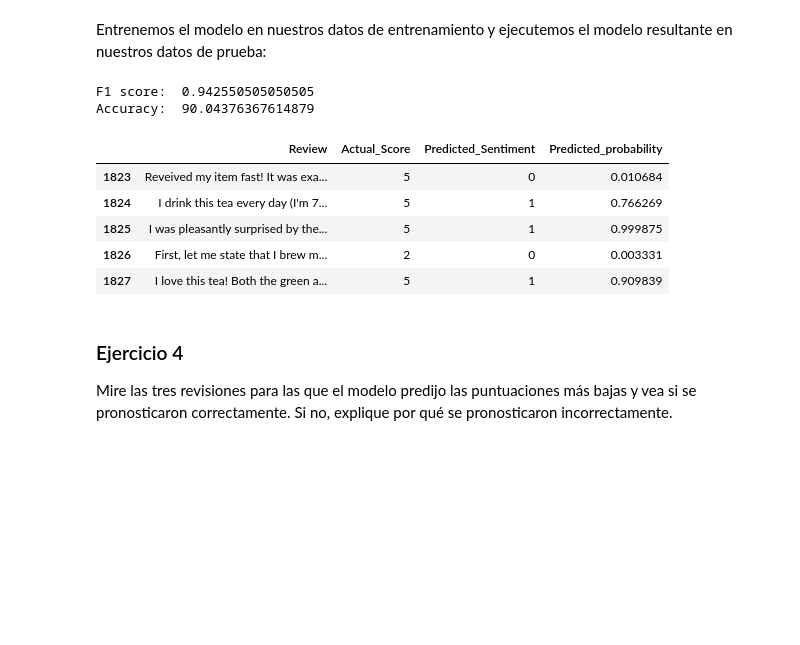
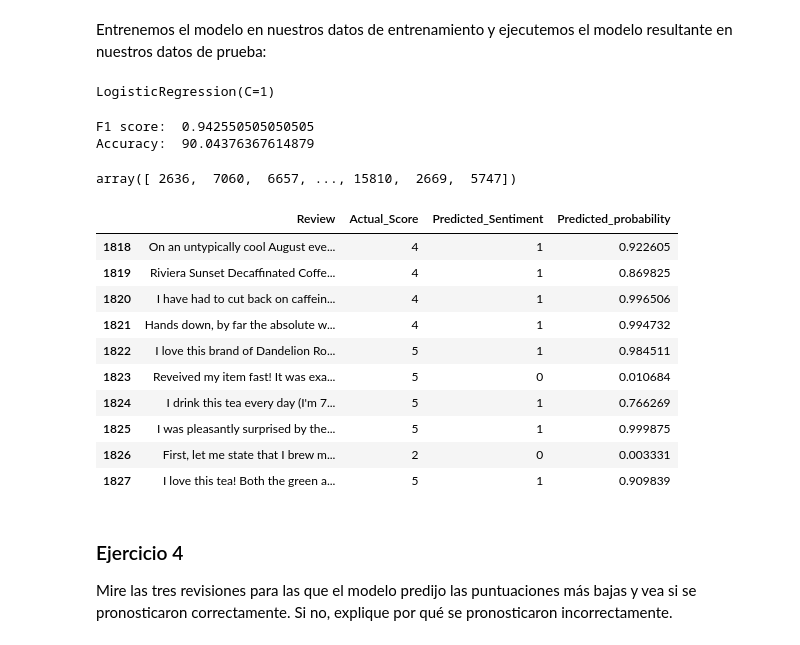
Before and after one commit to dfbustosus/Bootcamp-DS-2023-I, a Jupyter notebook: Clase 25 - 24 May 2023/Analisis de sentimiento- Caso Amazon Reviews.ipynb, the cells around one changed output. Cells and saved outputs as stored; diff of their text form; code cells hidden in the pictures; blank space fills up the shorter version.

```diff
--- a/Clase 25 - 24 May 2023/Analisis de sentimiento- Caso Amazon Reviews.ipynb
+++ b/Clase 25 - 24 May 2023/Analisis de sentimiento- Caso Amazon Reviews.ipynb
@@ -374,4 +435,10 @@ Los datos de prueba contienen 84% de opiniones positivas. Entonces, si tuviéram
 ### Modelo de regresion logistica
 # %% [markdown]
 Entrenemos el modelo en nuestros datos de entrenamiento y ejecutemos el modelo resultante en nuestros datos de prueba:
+# %%
+### Entrenando el modelo
+lr_model_all = LogisticRegression(C = 1)
+lr_model_all.fit(X_train_bow,y_train_bow)
+# %% [output]
+LogisticRegression(C=1)
 # %%
@@ -391,3 +456,7 @@ Accuracy:  90.04376367614879
+# %%
+X_test_bow.indices
+# %% [output]
+array([ 2636,  7060,  6657, ..., 15810,  2669,  5747])
 # %%
 prob = [each[1] for each in test_pred_lr_prob]
 
@@ -397,9 +466,14 @@ predictions = pd.DataFrame(list(zip(amazon_reviews[amazon_reviews.index.isin(X_t
                              prob)),
                             columns = ['Review','Actual_Score','Predicted_Sentiment','Predicted_probability'])
 # %%
-predictions.tail()
+predictions.tail(10)
 # %% [output]
 |  | Review | Actual_Score | Predicted_Sentiment | Predicted_probability |
+| 1818 | On an untypically cool August eve... | 4 | 1 | 0.922605 |
+| 1819 | Riviera Sunset Decaffinated Coffe... | 4 | 1 | 0.869825 |
+| 1820 | I have had to cut back on caffein... | 4 | 1 | 0.996506 |
+| 1821 | Hands down, by far the absolute w... | 4 | 1 | 0.994732 |
+| 1822 | I love this brand of Dandelion Ro... | 5 | 1 | 0.984511 |
 | 1823 | Reveived my item fast! It was exa... | 5 | 0 | 0.010684 |
 | 1824 | I drink this tea every day (I'm 7... | 5 | 1 | 0.766269 |
 | 1825 | I was pleasantly surprised by the... | 5 | 1 | 0.999875 |
```
Also changed, not shown: parts of 28 cells of this notebook, 6 other files.
